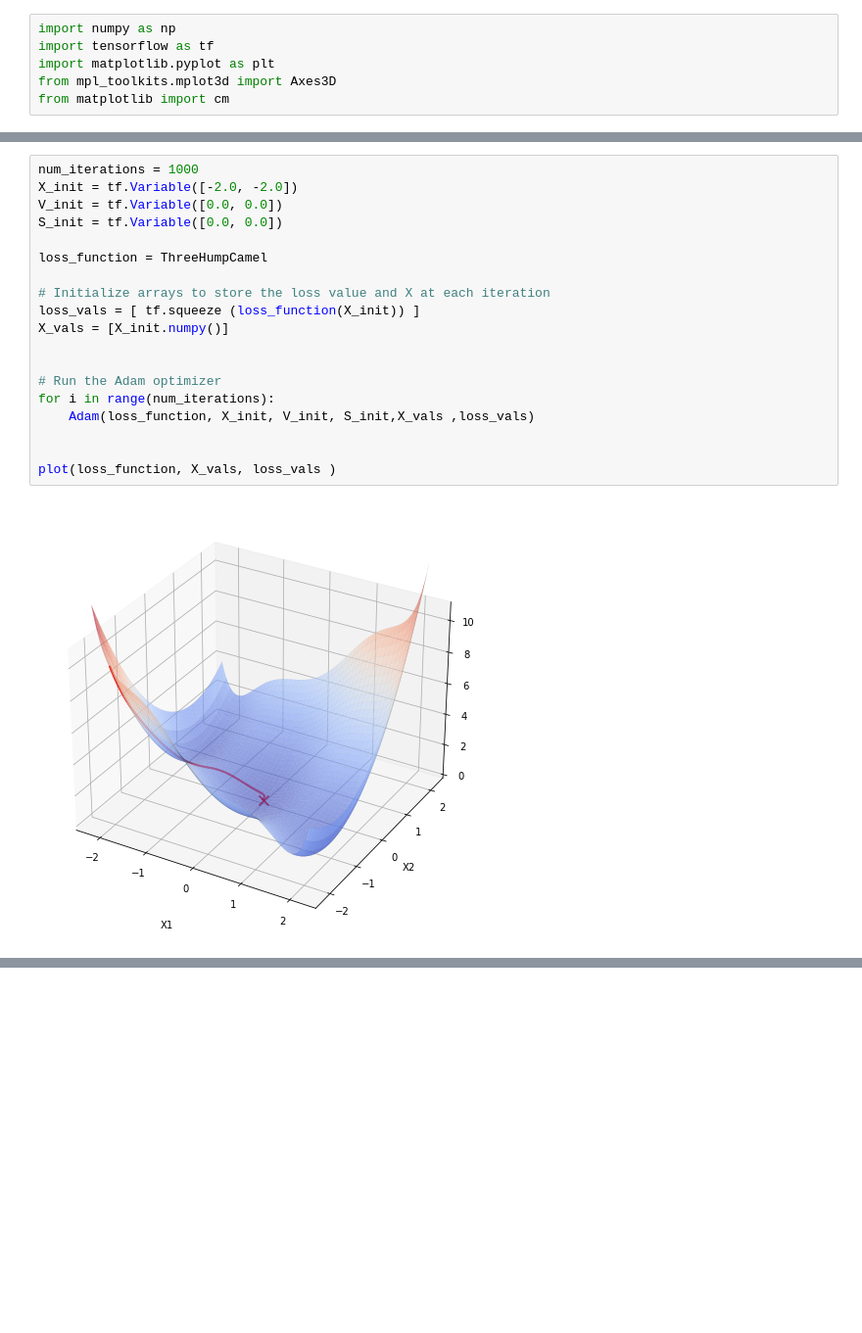
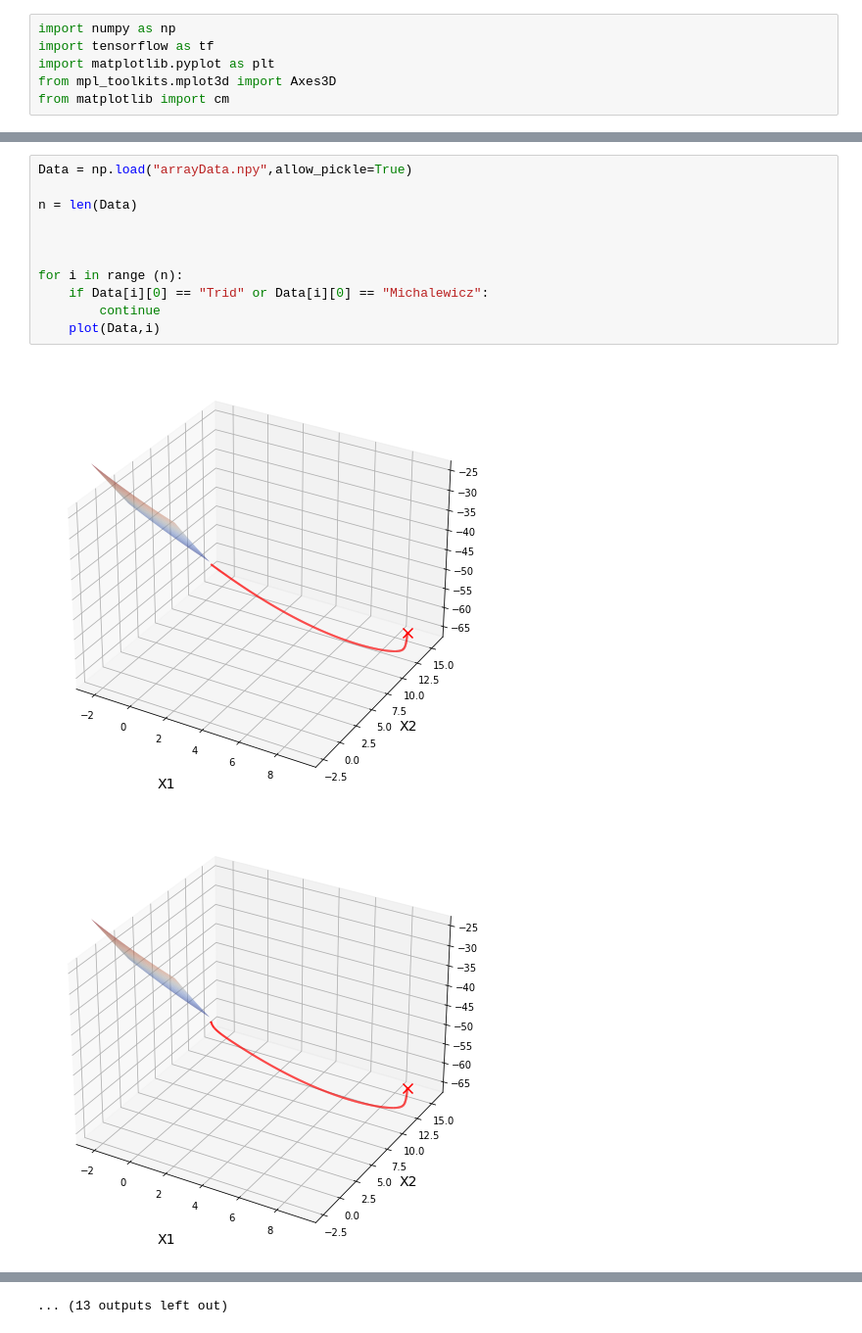
Before and after one commit to WaleedAlzamil80/Optimization-Image-Classifiers, a Jupyter notebook: Milestone_1/Plotting.ipynb, the cells around one changed output, grey strips where cells are left out. Shown at 98% size. Cells and saved outputs as stored; diff of their text form; blank space fills up the shorter version.

```diff
--- a/Milestone_1/Plotting.ipynb
+++ b/Milestone_1/Plotting.ipynb
@@ -86,21 +42,14 @@ plot(loss_function, X_vals, loss_vals )
-# %%
-num_iterations = 1000
-X_init = tf.Variable([-2.0, -2.0])
-V_init = tf.Variable([0.0, 0.0])
-S_init = tf.Variable([0.0, 0.0])
-
-loss_function = ThreeHumpCamel
-
-# Initialize arrays to store the loss value and X at each iteration
-loss_vals = [ tf.squeeze (loss_function(X_init)) ]
-X_vals = [X_init.numpy()]
-
-
-# Run the Adam optimizer
-for i in range(num_iterations):
-    Adam(loss_function, X_init, V_init, S_init,X_vals ,loss_vals)
-
-
-plot(loss_function, X_vals, loss_vals )
-# %% [output]
-[figure, removed]
+# %%
+Data = np.load("arrayData.npy",allow_pickle=True)
+
+n = len(Data)
+
+
+
+for i in range (n):
+    if Data[i][0] == "Trid" or Data[i][0] == "Michalewicz":
+        continue
+    plot(Data,i)
+# %% [output]
+[figure, added]
+[figure, added]
@@ -106,0 +66 @@ plot(loss_function, X_vals, loss_vals )
+... (13 outputs left out)
```
Also changed, not shown: parts of 6 cells of this notebook, 5 other files.
